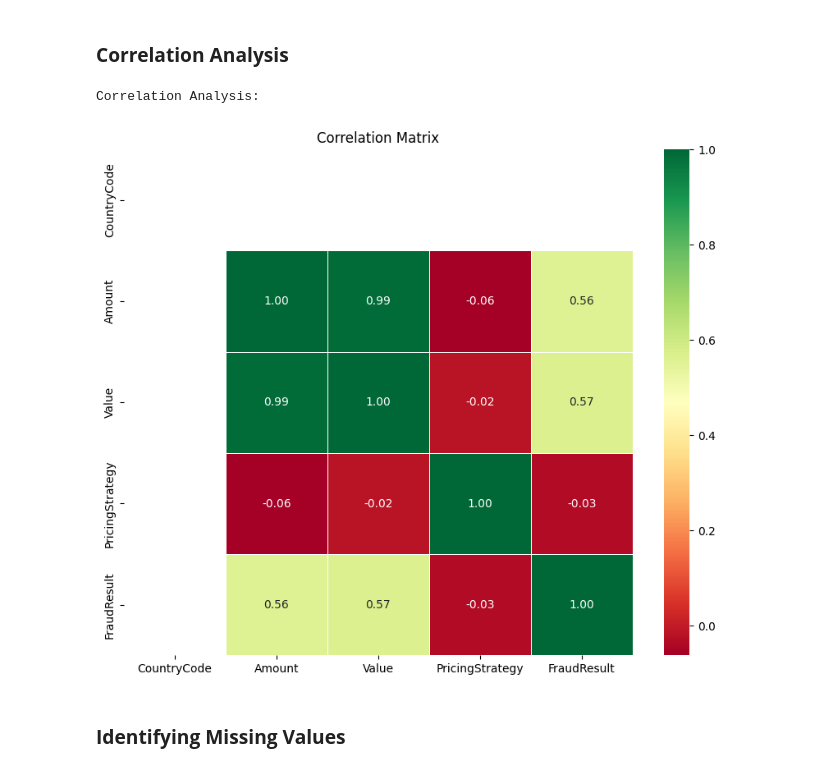
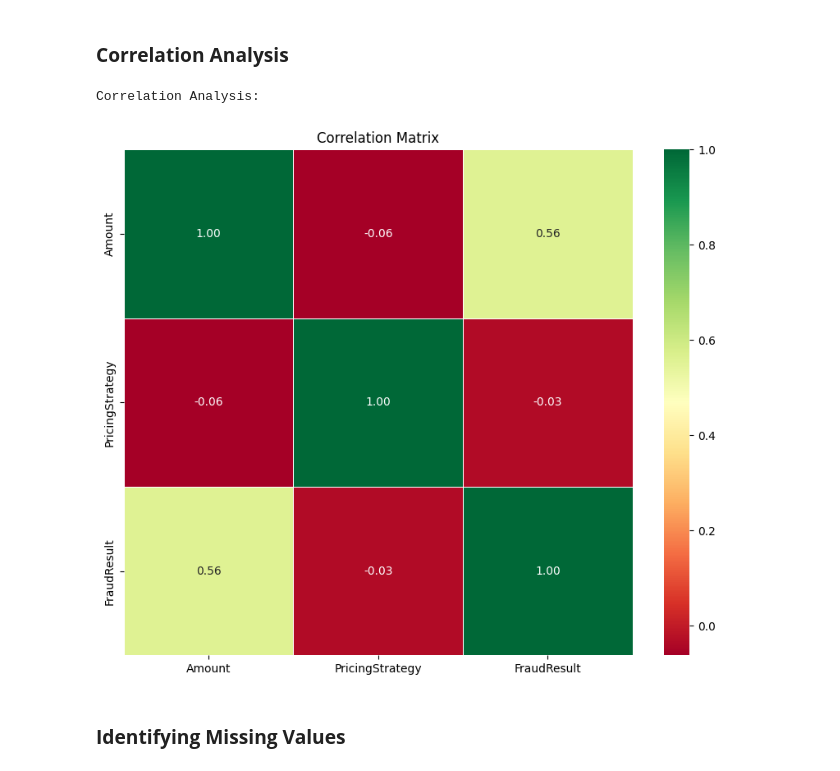
Before and after one commit to amsalugetasew/10_Academy_AI_Mastery_kifiya_Week_6, a Jupyter notebook: Notebooks/main.ipynb, the cells around one changed output. Cells and saved outputs as stored; diff of their text form; code cells hidden in the pictures.

```diff
--- a/Notebooks/main.ipynb
+++ b/Notebooks/main.ipynb
@@ -152,10 +196,12 @@ Passing `palette` without assigning `hue` is deprecated and will be removed in v
+# %%
+df = df.drop(columns=['CountryCode','CurrencyCode', 'BatchId','Value'])
 # %% [markdown]
 ### **Correlation Analysis**
 # %%
-plot.correlation_analysis()
+plot.correlation_analysis(df)
 # %% [output]
 Correlation Analysis:
-[figure, old version]
+[figure, new version]
 # %% [markdown]
 ### **Identifying Missing Values**
 # %%
```
Also changed, not shown: parts of 48 cells of this notebook, 4 other files.
